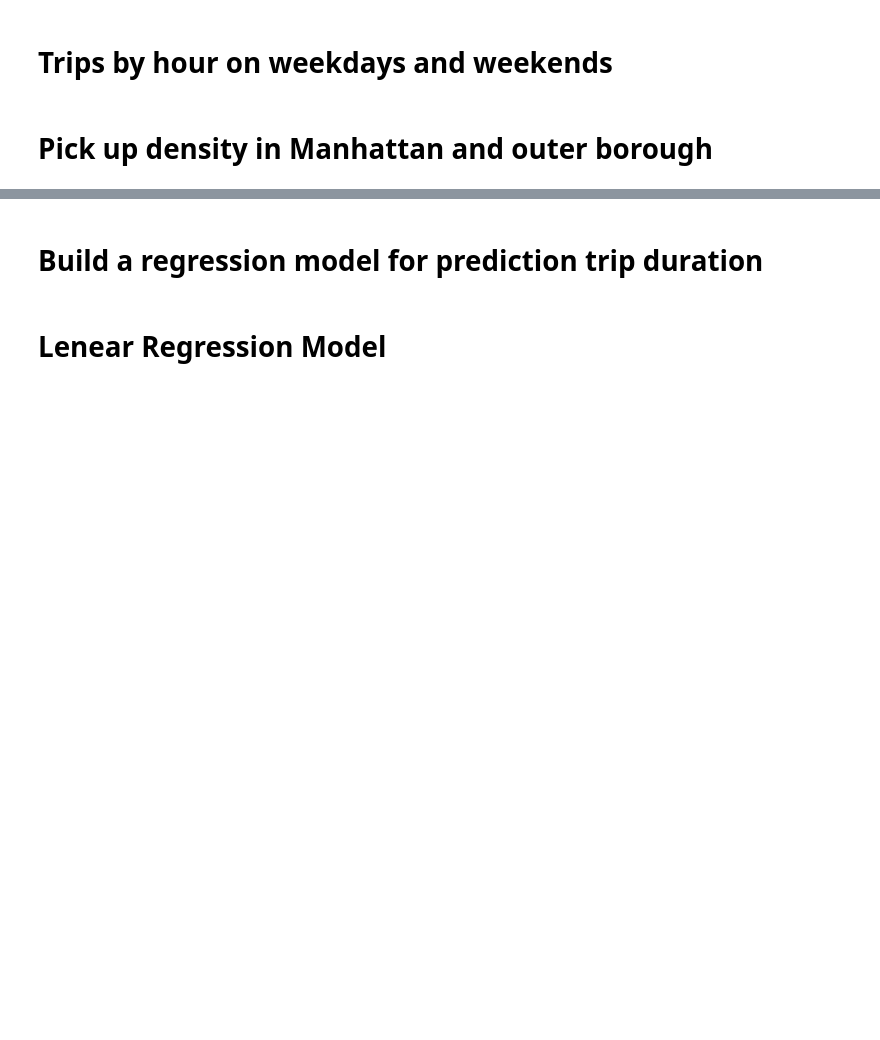
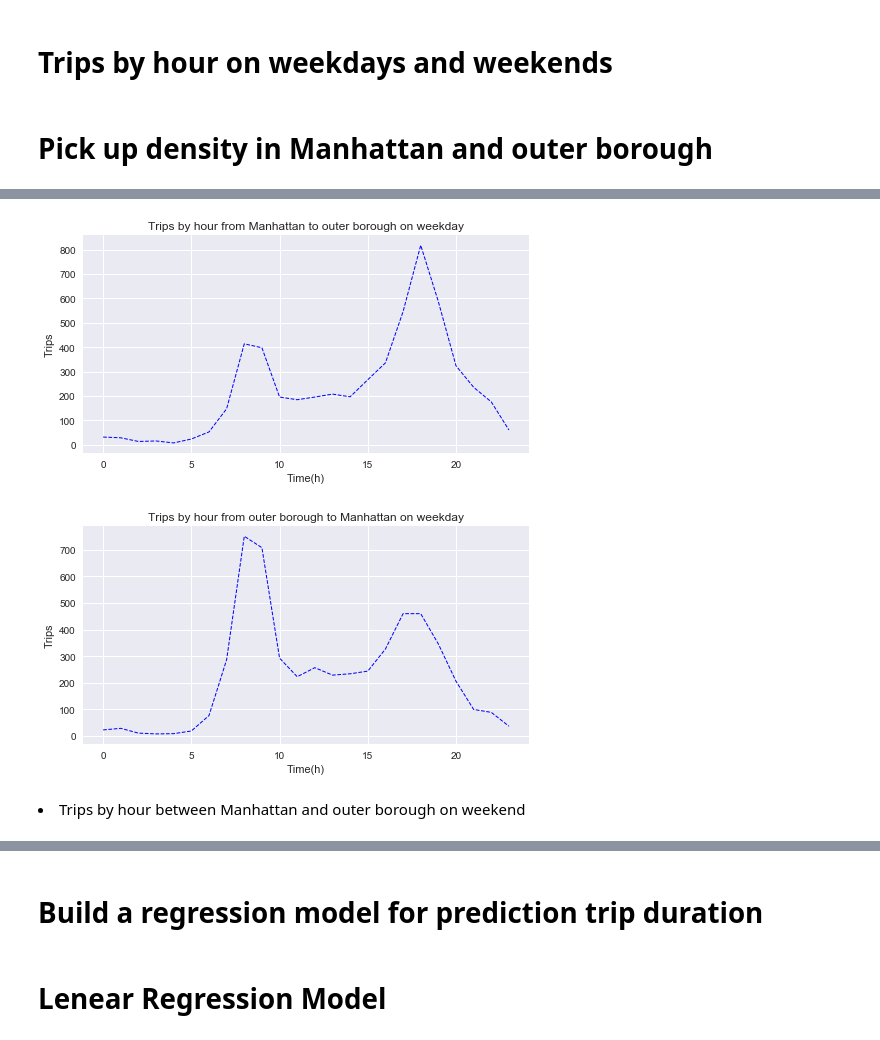
Before and after one commit to harry0107100/Citibike-Analysis, a Jupyter notebook: CITI_GIT.ipynb, the cells around one changed output, grey strips where cells are left out. Saved outputs shown, nothing was run; the diff lists cells and outputs as text; code cells hidden in the pictures; blank space fills up the shorter version.

Commit message:
Plot trips by hour between Manhattan and outer borough on weekday and weekend
Plot trips by hour between Manhattan and outer borough on weekday and weekend(The graph is super convincing!!!)

```diff
--- a/CITI_GIT.ipynb
+++ b/CITI_GIT.ipynb
@@ -241,3 +242,8 @@ import datetime
+# %%
+datafile = "2014-01 - Citi Bike trip data.csv"
+df = pd.read_csv(datafile)
+df = df.dropna(how='any')
+df
 # %%
 #formatting data
 df['starttime'] = df['starttime'].apply(lambda x:datetime.datetime.strptime(x,'%Y-%m-%d %H:%M:%S'))
@@ -272,13 +279,16 @@ def if_Manhattan_station(latitude,longitude):
     a3=[(40.7080,40.8162),(-74.0200,-73.9704)]
     a4=[(40.7641,40.8445),(-73.9550,-73.9418)]
     a5=[(40.7836,40.8445),(-73.9418,-73.9273)]
+    a6=[(40.7232,40.7609),(-73.9846,-73.9639)]
 
     # Start checking
     if ((a1[0][0]<=latitude<=a1[0][1]) & (a1[1][0]<=longitude<=a1[1][1]))\
     or ((a2[0][0]<=latitude<=a2[0][1]) & (a2[1][0]<=longitude<=a2[1][1]))\
     or ((a3[0][0]<=latitude<=a3[0][1]) & (a3[1][0]<=longitude<=a3[1][1]))\
     or ((a4[0][0]<=latitude<=a4[0][1]) & (a4[1][0]<=longitude<=a4[1][1]))\
-    or ((a5[0][0]<=latitude<=a5[0][1]) & (a5[1][0]<=longitude<=a5[1][1])):
+    or ((a5[0][0]<=latitude<=a5[0][1]) & (a5[1][0]<=longitude<=a5[1][1]))\
+    or ((a6[0][0]<=latitude<=a6[0][1]) & (a6[1][0]<=longitude<=a6[1][1]))\
+    or (latitude==40.750020)&(longitude==-73.969053):
 
         return 1 # point within Manhattan
     else:
@@ -286,9 +298,10 @@ def if_Manhattan_station(latitude,longitude):
 # %%
+df_weekday=df[(df['day_of_week']!=6)&(df['day_of_week']!=7)]
 # add column to check whether start and end station in Manhattan or not
 df_weekday['if_start_Manhattan']=df_weekday.apply(lambda x: if_Manhattan_station(x['start station latitude'],x['start station longitude']),axis=1)
 df_weekday['if_end_Manhattan']=df_weekday.apply(lambda x: if_Manhattan_station(x['end station latitude'],x['end station longitude']),axis=1)
 
-df_weekday['stoptime'] = df_weekday['stoptime'].apply(lambda x:datetime.datetime.strptime(x,'%d/%m/%Y %H:%M'))
+df_weekday['stoptime'] = df_weekday['stoptime'].apply(lambda x:datetime.datetime.strptime(x,'%Y-%m-%d %H:%M:%S'))
 df_weekday['end_hour'] = df_weekday['stoptime'].apply(lambda x:int(datetime.datetime.strftime(x,'%H')))
 
 # separate trip according to direction(Manhattan<->outer borough)
@@ -307,0 +342,24 @@ for i in range(24):
+# %%
+#Plot chart
+x = out_count_byhour.keys()
+y = out_count_byhour.values()
+plt.figure(figsize=(8,4))
+plt.plot(x,y,"b--",linewidth=1)
+plt.xlabel("Time(h)")
+plt.ylabel("Trips")
+plt.title("Trips by hour from Manhattan to outer borough on weekday")
+plt.show()
+
+x = in_count_byhour.keys()
+y = in_count_byhour.values()
+plt.figure(figsize=(8,4))
+plt.plot(x,y,"b--",linewidth=1)
+plt.xlabel("Time(h)")
+plt.ylabel("Trips")
+plt.title("Trips by hour from outer borough to Manhattan on weekday")
+plt.show()
+# %% [output]
+[figure, added]
+[figure, added]
+# %% [markdown]
+<li>Trips by hour between Manhattan and outer borough on weekend
```
Also changed, not shown: parts of 6 cells of this notebook.
